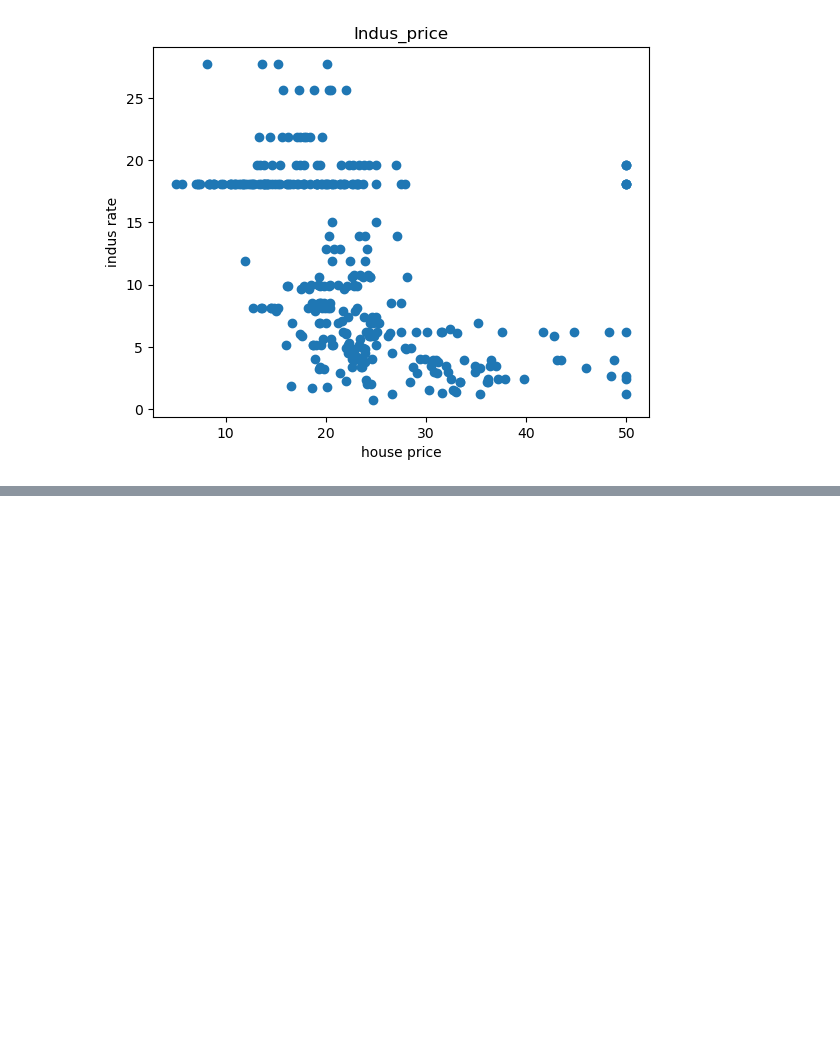
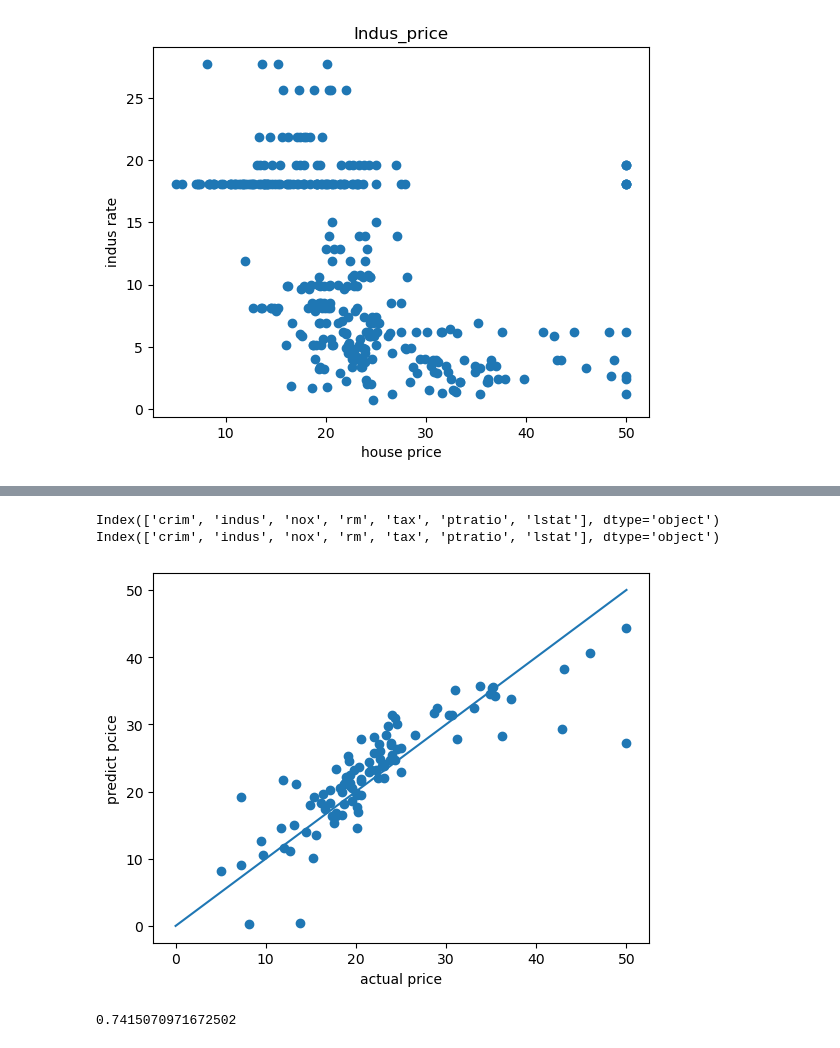
Before and after one commit to Theodoss/ML-DL, a Jupyter notebook: SC201_Assignment3/boston housing.ipynb, the cells around one changed output, grey strips where cells are left out. Cells and saved outputs as stored; diff of their text form; code cells hidden in the pictures; blank space fills up the shorter version.

```diff
--- a/SC201_Assignment3/boston housing.ipynb
+++ b/SC201_Assignment3/boston housing.ipynb
@@ -102,0 +85,31 @@ TypeError: 'DataFrame' object is not callable
+# %%
+# from sklearn import preprocessing, linear_model
+all_train_data.corr(method="pearson")
+# 拿掉相關性小於 +- 0.4
+mr_train_data = train_data.drop(columns=['ID','zn','chas','age','dis','rad','black'])
+mr_test_data = test_data.drop(columns=['ID','zn','chas','age','dis','rad','black'])
+print(mr_train_data.columns)
+print(mr_test_data.columns)
+# %% [output]
+Index(['crim', 'indus', 'nox', 'rm', 'tax', 'ptratio', 'lstat'], dtype='object')
+Index(['crim', 'indus', 'nox', 'rm', 'tax', 'ptratio', 'lstat'], dtype='object')
+# %%
+# Degree1_LinearRegression
+x = train_data
+y = labels # 房價數據
+
+x_train, x_test, y_train, y_test = train_test_split(x, y, test_size = 0.3, random_state = 1) # 將數據分成73比
+lnregr = LinearRegression()
+lnregr.fit(x_train, y_train) # 將資料拿去訓練
+
+y_predict = lnregr.predict(x_test) # test的資料用訓練出來的模型去預測
+
+plt.xlabel("actual price") # x軸的標題
+plt.ylabel("predict pcice") # y軸的標題
+plt.plot([0,50], [0,50]) # 劃一條基準線
+plt.scatter(y_test, y_predict) # 比對預測跟實際的差別
+plt.show() # 察看結果
+print(lnregr.score(x_train, y_train))
+# %% [output]
+[figure, added]
+0.7415070971672502
```
Also changed, not shown: parts of 8 cells of this notebook, 3 other files.
